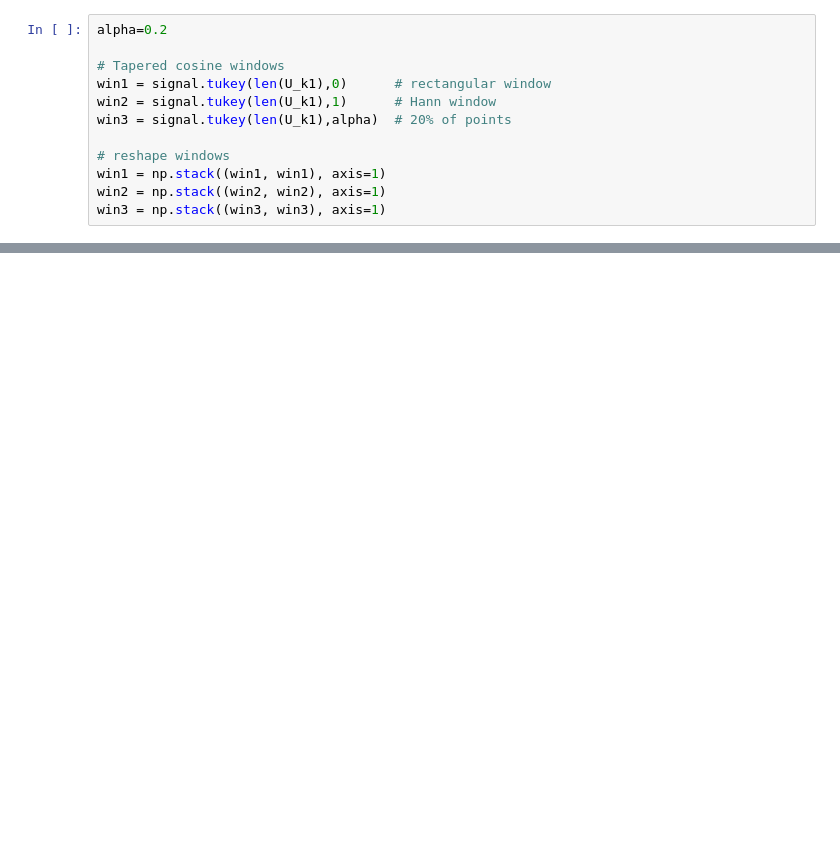
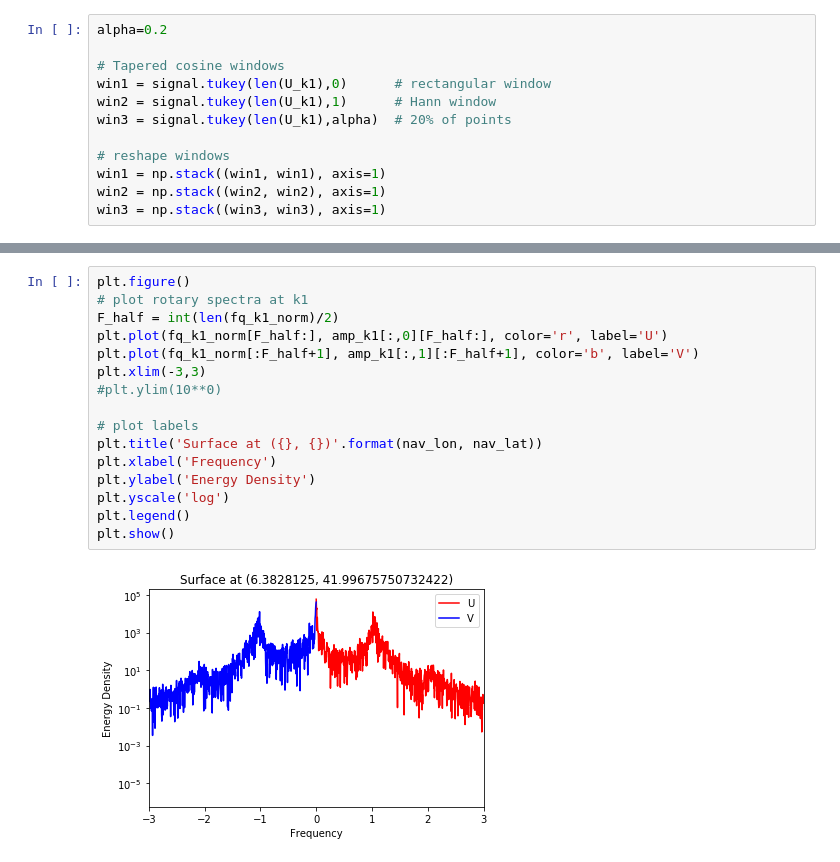
Before and after one commit to mclaret/JISAOinternship, a Jupyter notebook: notebooks/mark/fft_rotary.ipynb, the cells around one changed output, grey strips where cells are left out. Drawn from its saved outputs; the diff is of its cells as text; blank space fills up the shorter version.

```diff
--- a/notebooks/mark/fft_rotary.ipynb
+++ b/notebooks/mark/fft_rotary.ipynb
@@ -129,0 +164,18 @@ plt.show()
+# %%
+plt.figure()
+# plot rotary spectra at k1
+F_half = int(len(fq_k1_norm)/2)
+plt.plot(fq_k1_norm[F_half:], amp_k1[:,0][F_half:], color='r', label='U')
+plt.plot(fq_k1_norm[:F_half+1], amp_k1[:,1][:F_half+1], color='b', label='V')
+plt.xlim(-3,3)
+#plt.ylim(10**0)
+
+# plot labels
+plt.title('Surface at ({}, {})'.format(nav_lon, nav_lat))
+plt.xlabel('Frequency')
+plt.ylabel('Energy Density')
+plt.yscale('log')
+plt.legend()
+plt.show()
+# %% [output]
+[figure, added]
```
Also changed, not shown: parts of 7 cells of this notebook, 1 other file.
